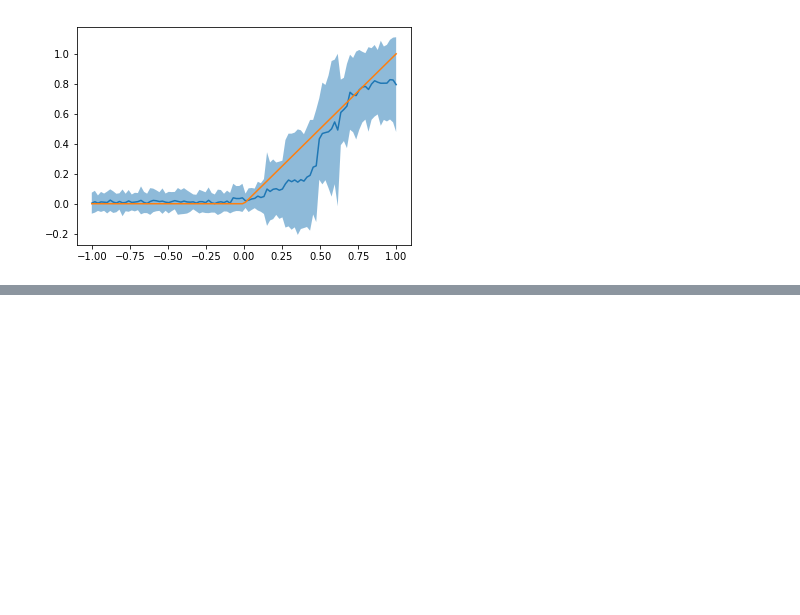
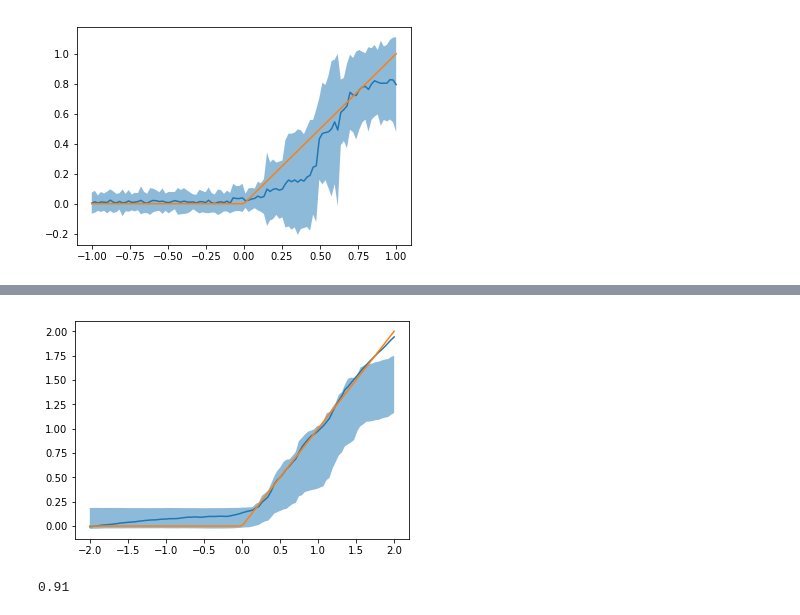
Before and after one commit to py-why/EconML, a Jupyter notebook: notebooks/SubsampledHonestForest.ipynb, the cells around one changed output, grey strips where cells are left out. Saved outputs shown, nothing was run; the diff lists cells and outputs as text; code cells hidden in the pictures; blank space fills up the shorter version.

```diff
--- a/notebooks/SubsampledHonestForest.ipynb
+++ b/notebooks/SubsampledHonestForest.ipynb
@@ -174,0 +190,8 @@ plt.show()
+# %%
+from econml.ortho_forest import ContinuousTreatmentOrthoForest
+from sklearn.dummy import DummyRegressor
+from sklearn.linear_model import LinearRegression
+est = ContinuousTreatmentOrthoForest(model_Y=LinearRegression(),
+                                     model_T=LinearRegression(),
+                                     n_trees=4000, subsample_ratio=.5, min_leaf_size=5)
+est.fit(y, T, X)
@@ -174,0 +217,2 @@ plt.show()
+# %%
+point = est.effect(X_test)
@@ -174,0 +223,12 @@ plt.show()
+# %%
+plt.fill_between(x_grid, low, up, alpha=.5)
+plt.plot(x_grid, point)
+plt.plot(x_grid, true_fn(x_grid[:, np.newaxis]))
+plt.show()
+# %% [output]
+[figure, added]
+# %%
+truth = true_fn(x_grid[:, np.newaxis])
+print(np.mean((low <= truth) & (truth <= up)))
+# %% [output]
+0.91
```
Also changed, not shown: parts of 7 cells of this notebook, 1 other file.
